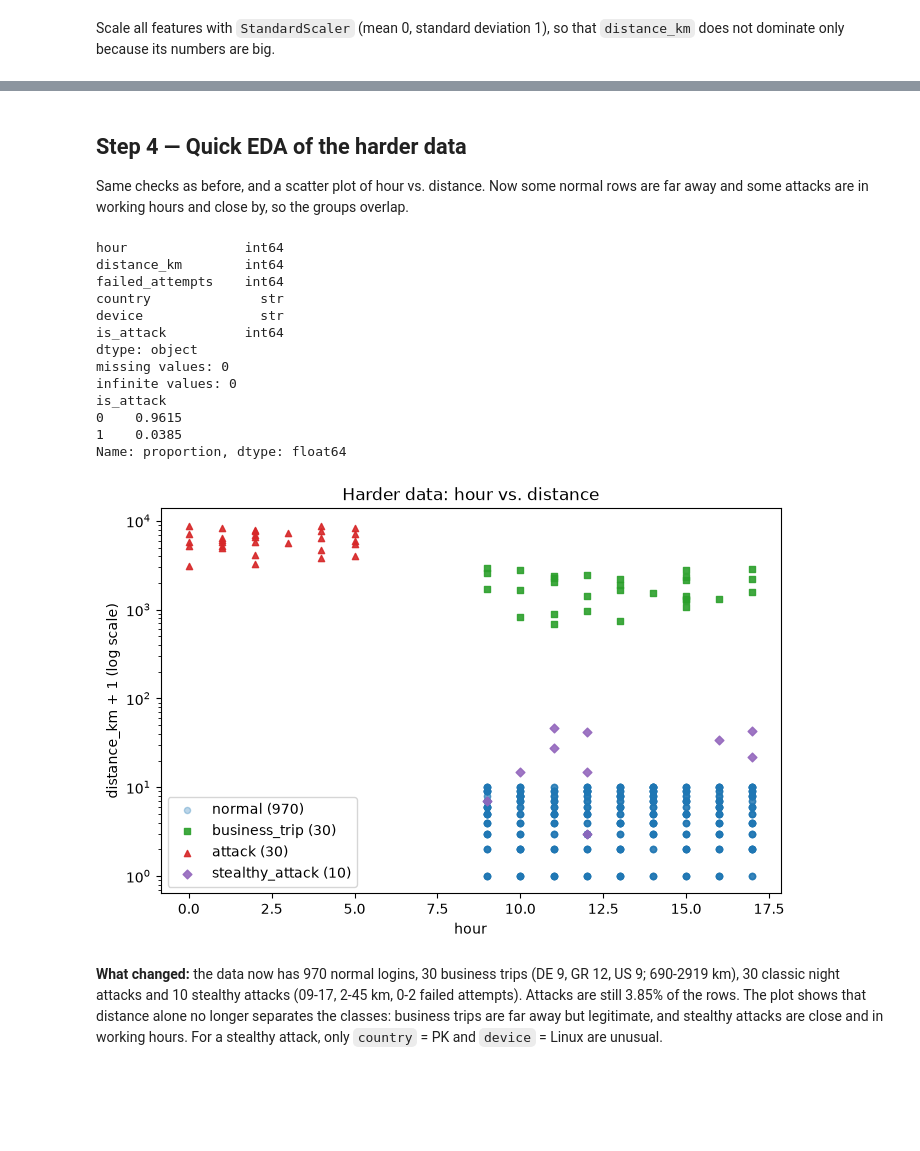
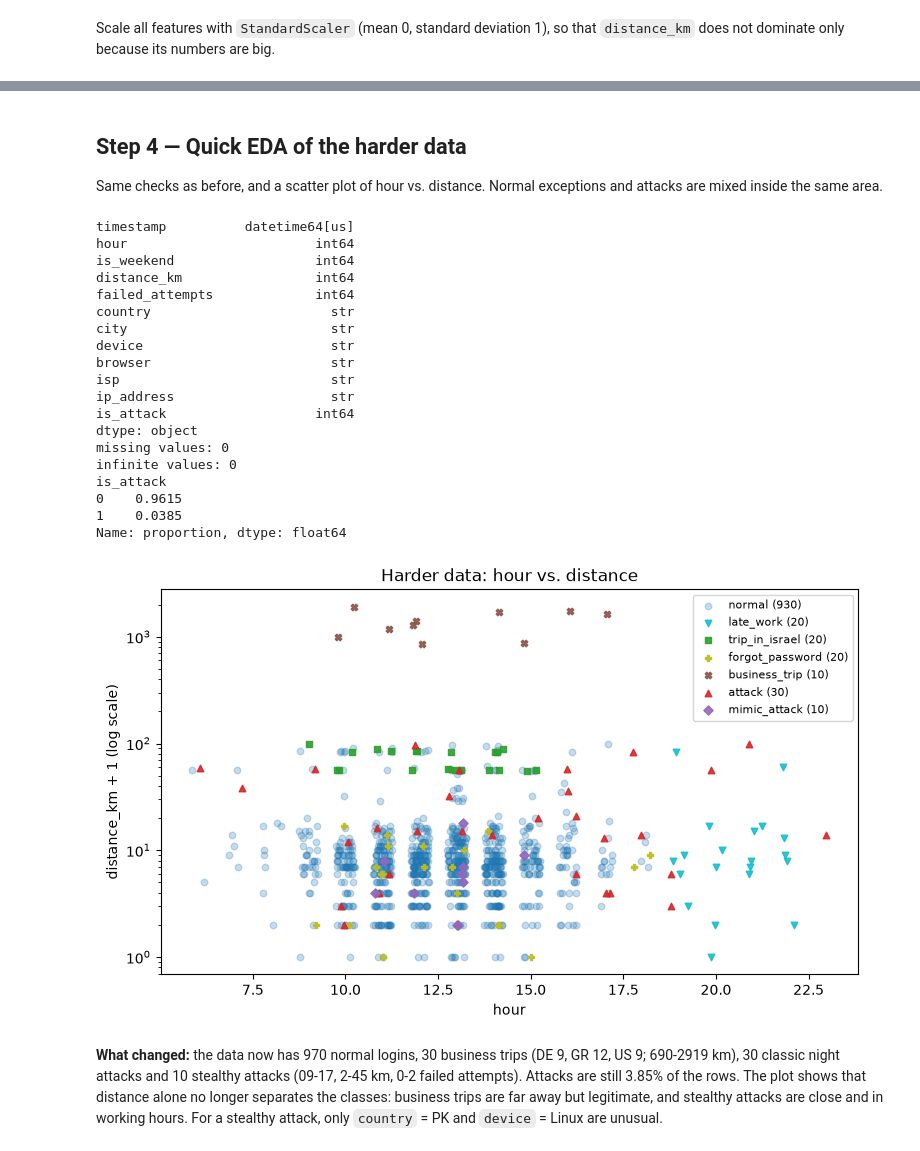
Before and after one commit to SZ-io/HIT-AEC, a Jupyter notebook: labs/lab2 Anomaly Detection/work/AnomalyDetectionComparison.ipynb, the cells around one changed output, grey strips where cells are left out. Saved outputs shown, nothing was run; the diff lists cells and outputs as text; code cells hidden in the pictures; blank space fills up the shorter version.

```diff
--- a/labs/lab2 Anomaly Detection/work/AnomalyDetectionComparison.ipynb
+++ b/labs/lab2 Anomaly Detection/work/AnomalyDetectionComparison.ipynb
@@ -100,6 +240,10 @@ print(attacker)
 # %% [markdown]
 Join the two tables and shuffle the rows.
 # %%
+numeric_cols = ["hour", "is_weekend", "distance_km", "failed_attempts"]
+categorical_cols = ["country", "city", "device", "browser", "isp"]
+info_cols = ["timestamp", "ip_address"]      # for the analyst only, not model features
+
 df = pd.concat([user, attacker], ignore_index=True)
 df = df.sample(frac=1, random_state=42).reset_index(drop=True)
 print(df.shape)
@@ -316,44 +530,54 @@ stealthy_attack   0   0    0  10   0
 # %% [markdown]
 ## Step 4 — Quick EDA of the harder data
 
-Same checks as before, and a scatter plot of hour vs. distance. Now some normal rows are far away and some attacks are in working hours and close by, so the groups overlap.
+Same checks as before, and a scatter plot of hour vs. distance. Normal exceptions and attacks are mixed inside the same area.
 # %%
 print(df.dtypes)
 print("missing values:", int(df.isna().sum().sum()))
-print("infinite values:", int(np.isinf(df[["hour", "distance_km", "failed_attempts"]]).sum().sum()))
+print("infinite values:", int(np.isinf(df[numeric_cols]).sum().sum()))
 print(df["is_attack"].value_counts(normalize=True).round(4))
 
 styles = {
-    "normal": dict(color="tab:blue", marker="o", alpha=0.3),
-    "business_trip": dict(color="tab:green", marker="s", alpha=0.9),
+    "normal": dict(color="tab:blue", marker="o", alpha=0.25),
+    "late_work": dict(color="tab:cyan", marker="v", alpha=0.9),
+    "trip_in_israel": dict(color="tab:green", marker="s", alpha=0.9),
+    "forgot_password": dict(color="tab:olive", marker="P", alpha=0.9),
+    "business_trip": dict(color="tab:brown", marker="X", alpha=0.9),
     "attack": dict(color="tab:red", marker="^", alpha=0.9),
-    "stealthy_attack": dict(color="tab:purple", marker="D", alpha=0.9),
+    "mimic_attack": dict(color="tab:purple", marker="D", alpha=0.9),
 }
-plt.figure(figsize=(8, 5))
+jitter = np.random.default_rng(0).uniform(-0.25, 0.25, len(df))   # only to make dots visible
+plt.figure(figsize=(9, 5))
 for name, st in styles.items():
-    m = scenario == name
-    plt.scatter(df.loc[m, "hour"], df.loc[m, "distance_km"] + 1, s=20, label=f"{name} ({m.sum()})", **st)
+    m = (scenario == name).to_numpy()
+    plt.scatter(df.loc[m, "hour"] + jitter[m], df.loc[m, "distance_km"] + 1, s=22, label=f"{name} ({m.sum()})", **st)
 plt.yscale("log")
 plt.xlabel("hour")
 plt.ylabel("distance_km + 1 (log scale)")
 plt.title("Harder data: hour vs. distance")
-plt.legend()
+plt.legend(fontsize=8)
 plt.show()
 # %% [output]
-hour               int64
-distance_km        int64
-failed_attempts    int64
-country              str
-device               str
-is_attack          int64
+timestamp          datetime64[us]
+hour                        int64
+is_weekend                  int64
+distance_km                 int64
+failed_attempts             int64
+country                       str
+city                          str
+device                        str
+browser                       str
+isp                           str
+ip_address                    str
+is_attack                   int64
 dtype: object
 missing values: 0
 infinite values: 0
 is_attack
 0    0.9615
 1    0.0385
 Name: proportion, dtype: float64
-[figure, old version]
+[figure, new version]
 # %% [markdown]
 **What changed:** the data now has 970 normal logins, 30 business trips (DE 9, GR 12, US 9; 690-2919 km), 30 classic night attacks and 10 stealthy attacks (09-17, 2-45 km, 0-2 failed attempts). Attacks are still 3.85% of the rows. The plot shows that distance alone no longer separates the classes: business trips are far away but legitimate, and stealthy attacks are close and in working hours. For a stealthy attack, only `country` = PK and `device` = Linux are unusual.
 # %% [markdown]
```
Also changed, not shown: parts of 33 cells of this notebook, 1 other file.
